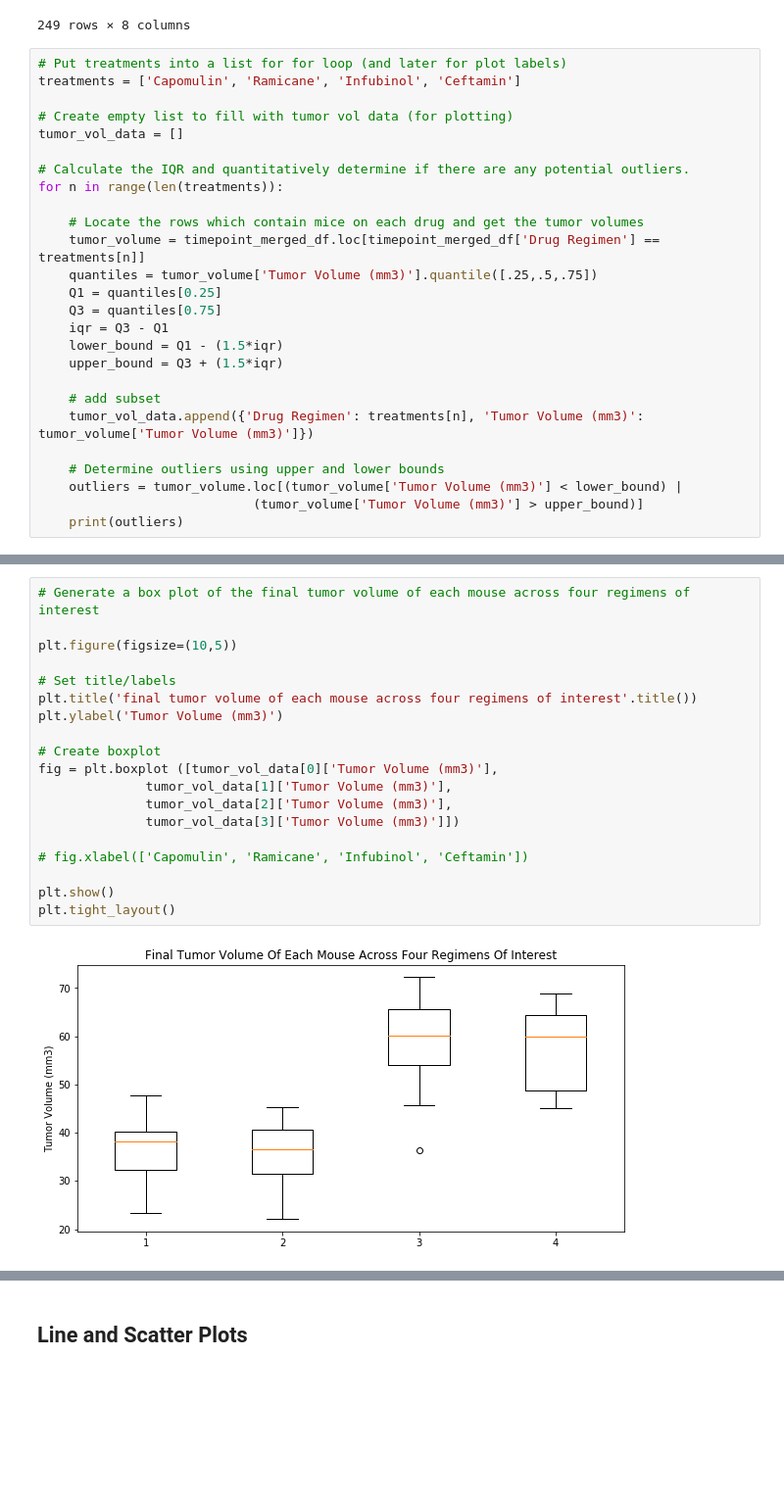
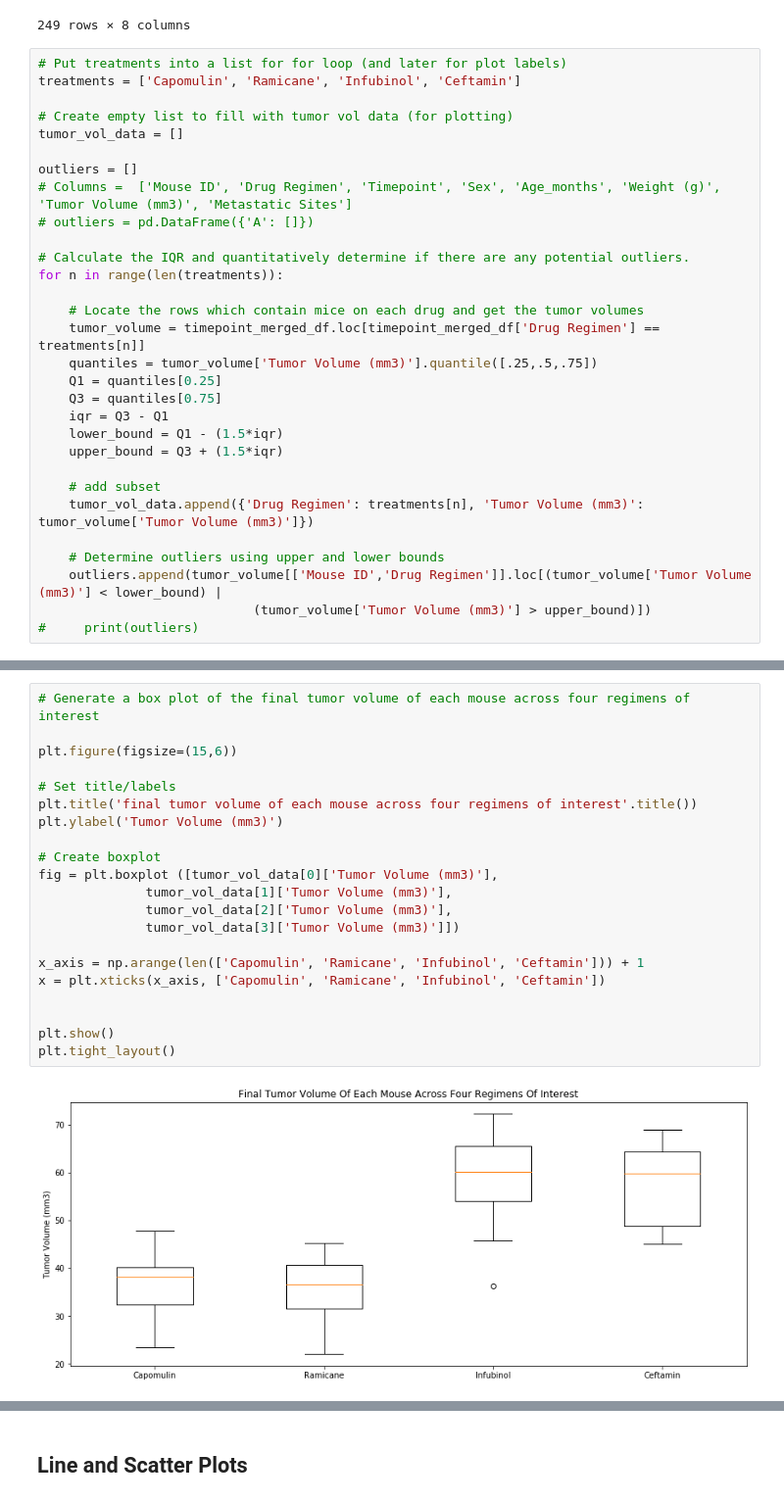
Before and after one commit to gpivaro/5_Matplotlib_Homework, a Jupyter notebook: pymaceuticals.ipynb, the cells around one changed output, grey strips where cells are left out. Shown: that part at 98% size. Drawn from its saved outputs; the diff is of its cells as text; blank space fills up the shorter version.

```diff
--- a/pymaceuticals.ipynb
+++ b/pymaceuticals.ipynb
@@ -310,6 +294,10 @@ treatments = ['Capomulin', 'Ramicane', 'Infubinol', 'Ceftamin']
 
 # Create empty list to fill with tumor vol data (for plotting)
 tumor_vol_data = []
+
+outliers = []
+# Columns =  ['Mouse ID', 'Drug Regimen', 'Timepoint', 'Sex', 'Age_months', 'Weight (g)', 'Tumor Volume (mm3)', 'Metastatic Sites']
+# outliers = pd.DataFrame({'A': []})
 
 # Calculate the IQR and quantitatively determine if there are any potential outliers.
 for n in range(len(treatments)):
@@ -327,6 +315,6 @@ for n in range(len(treatments)):
     tumor_vol_data.append({'Drug Regimen': treatments[n], 'Tumor Volume (mm3)': tumor_volume['Tumor Volume (mm3)']})
 
     # Determine outliers using upper and lower bounds
-    outliers = tumor_volume.loc[(tumor_volume['Tumor Volume (mm3)'] < lower_bound) |
-                            (tumor_volume['Tumor Volume (mm3)'] > upper_bound)]
-    print(outliers)
+    outliers.append(tumor_volume[['Mouse ID','Drug Regimen']].loc[(tumor_volume['Tumor Volume (mm3)'] < lower_bound) |
+                            (tumor_volume['Tumor Volume (mm3)'] > upper_bound)])
+#     print(outliers)
@@ -348,24 +336,26 @@ Index: []
 # %%
 # Generate a box plot of the final tumor volume of each mouse across four regimens of interest
 
-plt.figure(figsize=(10,5))
+plt.figure(figsize=(15,6))
 
 # Set title/labels
 plt.title('final tumor volume of each mouse across four regimens of interest'.title())
 plt.ylabel('Tumor Volume (mm3)')
 
 # Create boxplot
 fig = plt.boxplot ([tumor_vol_data[0]['Tumor Volume (mm3)'],
               tumor_vol_data[1]['Tumor Volume (mm3)'],
               tumor_vol_data[2]['Tumor Volume (mm3)'],
               tumor_vol_data[3]['Tumor Volume (mm3)']])
 
-# fig.xlabel(['Capomulin', 'Ramicane', 'Infubinol', 'Ceftamin'])
+x_axis = np.arange(len(['Capomulin', 'Ramicane', 'Infubinol', 'Ceftamin'])) + 1
+x = plt.xticks(x_axis, ['Capomulin', 'Ramicane', 'Infubinol', 'Ceftamin'])
+
 
 plt.show()
 plt.tight_layout()
 # %% [output]
-[figure, old version]
+[figure, new version]
 <Figure size 432x288 with 0 Axes>
 # %% [markdown]
 ## Line and Scatter Plots
```
Also changed, not shown: parts of 29 cells of this notebook.
